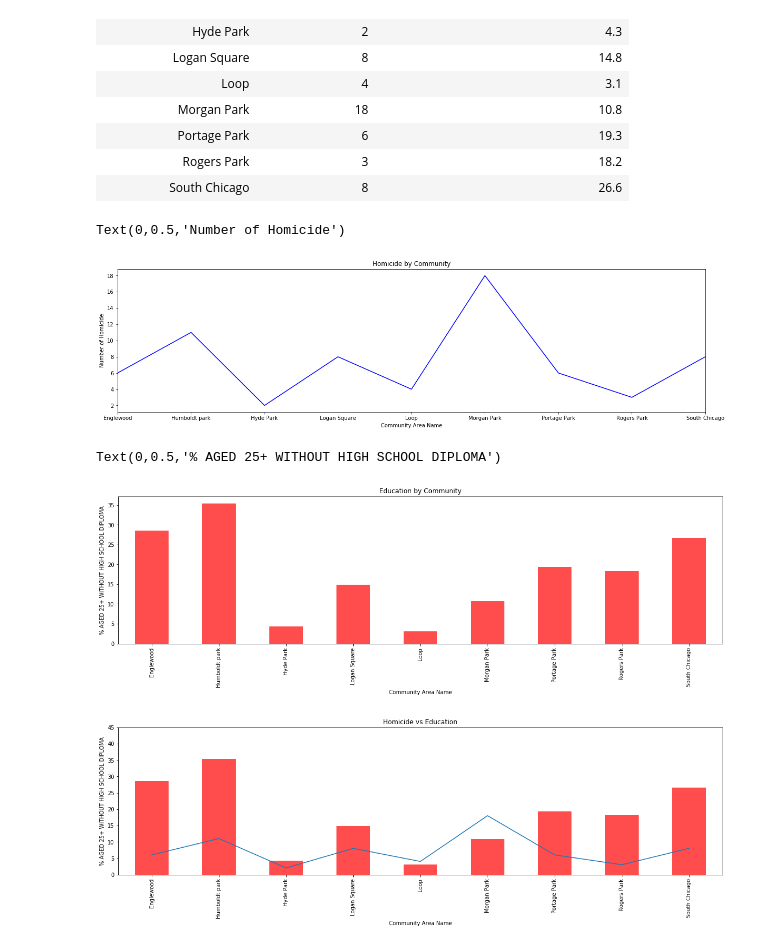
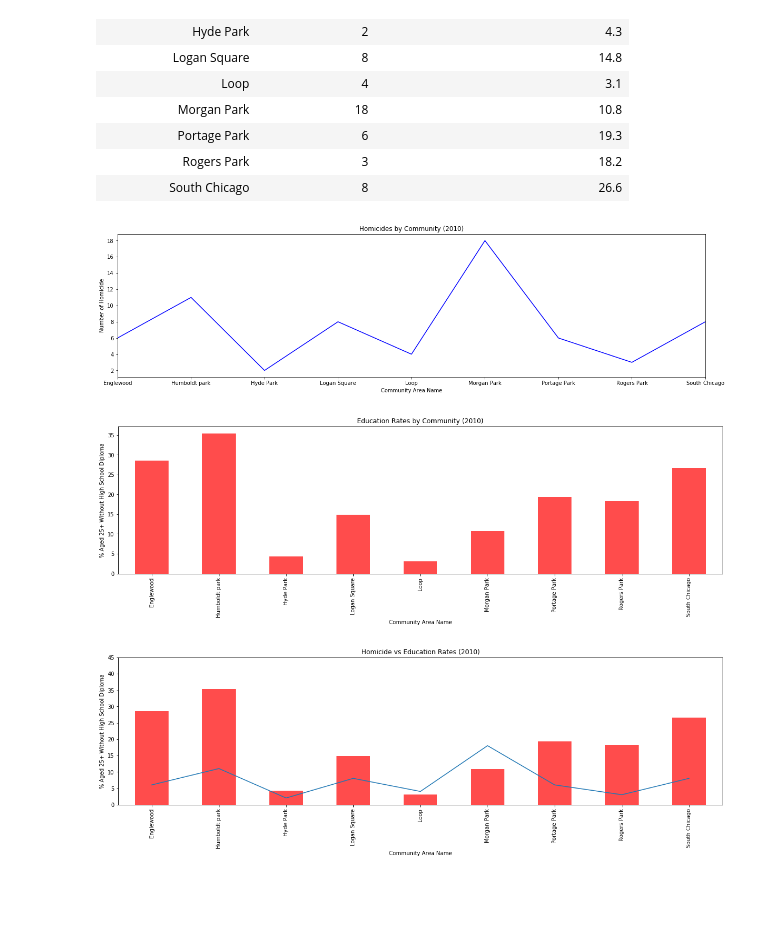
Before and after one commit to shidalgo12/Chicago_Crime, a Jupyter notebook: Homicide Regression + Education.ipynb, the cells around one changed output. Saved outputs shown, nothing was run; the diff lists cells and outputs as text; code cells hidden in the pictures; blank space fills up the shorter version.

```diff
--- a/Homicide Regression + Education.ipynb
+++ b/Homicide Regression + Education.ipynb
@@ -358,25 +370,29 @@ df
 # Homicide & Community Graph
 plt.figure(figsize=(20,5))
 df['HOMICIDE COUNT'].plot(color='b')
-plt.title("Homicide by Community")
+plt.title("Homicides by Community (2010)")
 plt.xlabel('Community Area Name')
 plt.ylabel('Number of Homicide')
+
+# Save the figure
+plt.savefig("Pictures/Homicides By Community.png")
 # %% [output]
-Text(0,0.5,'Number of Homicide')
-[figure, old version]
+[figure, new version]
 # %%
 # Taking advantage of the City of Chicago's data portal, we found an interesting metric to compare against homicide numbers:
 # the rate of adults over 25 without a high school diploma per neighborhood.
 # %%
 # Education & Community Graph
 plt.figure(figsize=(20,5))
 df['PERCENT AGED 25+ WITHOUT HIGH SCHOOL DIPLOMA'].plot(kind='bar', color='r', alpha=0.7, align="center")
-plt.title("Education by Community")
+plt.title("Education Rates by Community (2010)")
 plt.xlabel('Community Area Name')
-plt.ylabel('% AGED 25+ WITHOUT HIGH SCHOOL DIPLOMA')
+plt.ylabel('% Aged 25+ Without High School Diploma')
+
+# Save the figure
+plt.savefig("Pictures/Education by Community.png")
 # %% [output]
-Text(0,0.5,'% AGED 25+ WITHOUT HIGH SCHOOL DIPLOMA')
-[figure, old version]
+[figure, new version]
 # %%
 #This metric interacts with neighborhood investment, employment rate, and, as we'll see, crime rates.
 # %%
@@ -384,10 +400,14 @@ Text(0,0.5,'% AGED 25+ WITHOUT HIGH SCHOOL DIPLOMA')
 plt.figure(figsize=(20,5))
 df['HOMICIDE COUNT'].plot()
 df['PERCENT AGED 25+ WITHOUT HIGH SCHOOL DIPLOMA'].plot(kind='bar',color='r', alpha=0.7, align="center")
-plt.title("Homicide vs Education")
+plt.title("Homicide vs Education Rates (2010)")
 plt.xlabel('Community Area Name')
-plt.ylabel('% AGED 25+ WITHOUT HIGH SCHOOL DIPLOMA')
+plt.ylabel('% Aged 25+ Without High School Diploma')
 plt.ylim(0, 45)
+
+# Save the figure
+plt.savefig("Pictures/Homicide vs Education.png")
+
 plt.show()
 # %% [output]
-[figure, old version]
+[figure, new version]
```
Also changed, not shown: parts of 14 cells of this notebook.
